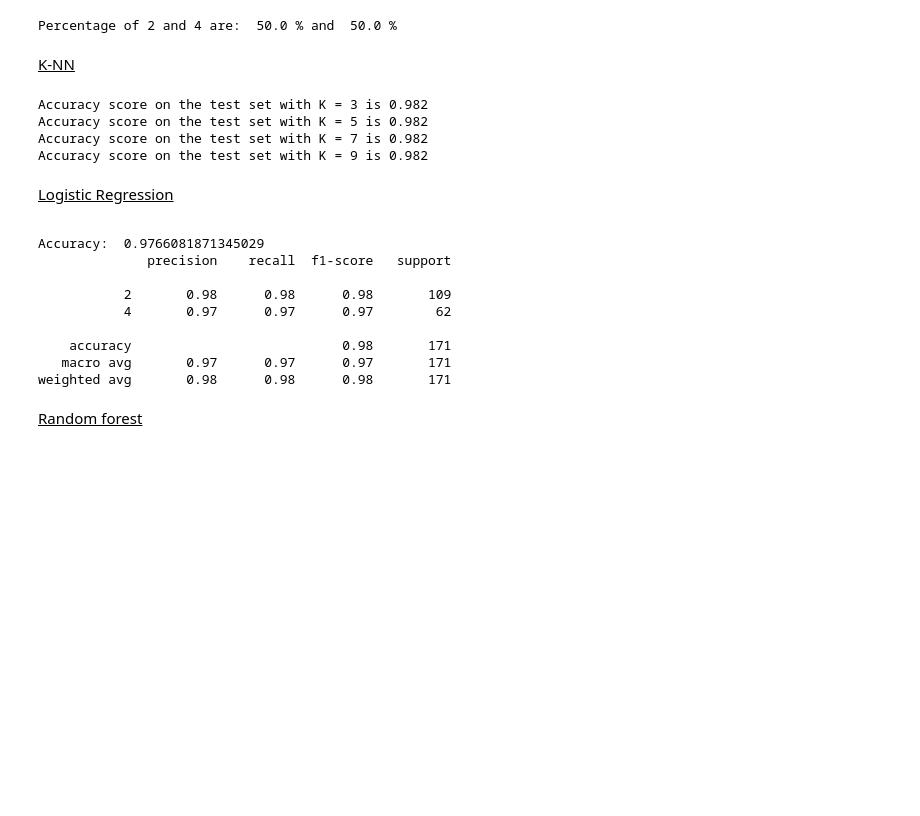
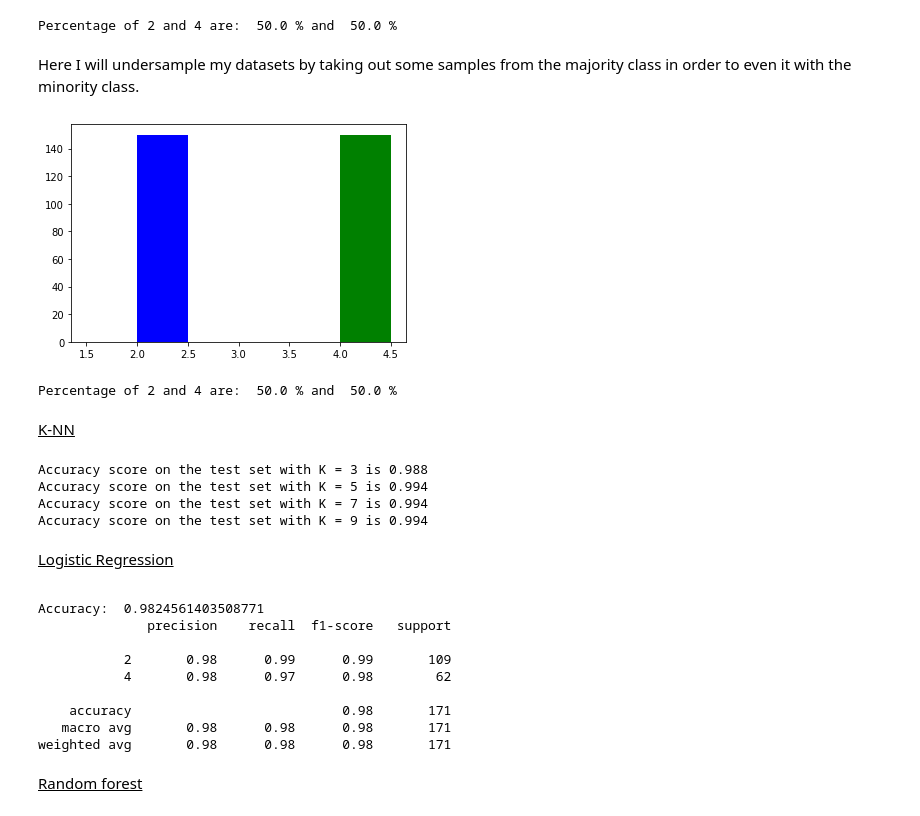
Before and after one commit to Vaelthur/DataSpaces_Tesina, a Jupyter notebook: DS_Tesina.ipynb, the cells around one changed output. Saved outputs shown, nothing was run; the diff lists cells and outputs as text; code cells hidden in the pictures; blank space fills up the shorter version.

Commit message:
done oversample & undersample but still overfits

```diff
--- a/DS_Tesina.ipynb
+++ b/DS_Tesina.ipynb
@@ -180,6 +197,18 @@ checkClassBalance(Y_train)
 # %% [output]
 [figure]
 Percentage of 2 and 4 are:  50.0 % and  50.0 %
+# %% [markdown]
+Here I will undersample my datasets by taking out some samples from the majority class in order to even it with the minority class.
+# %%
+rus = RandomUnderSampler(random_state=0)
+X_train, Y_train = rus.fit_resample(X_train, Y_train)
+
+checkClassBalance(Y_train)
+
+# STILL OVERFITTING
+# %% [output]
+[figure, added]
+Percentage of 2 and 4 are:  50.0 % and  50.0 %
 # %% [markdown]
 <p><u>K-NN</u></p>
 # %%
@@ -197,10 +226,10 @@ for k in ks:
 
     print("Accuracy score on the test set with K =",n_neighbors,"is %.3f" %(clf.score(X_test, Y_test)))
 # %% [output]
-Accuracy score on the test set with K = 3 is 0.982
-Accuracy score on the test set with K = 5 is 0.982
-Accuracy score on the test set with K = 7 is 0.982
-Accuracy score on the test set with K = 9 is 0.982
+Accuracy score on the test set with K = 3 is 0.988
+Accuracy score on the test set with K = 5 is 0.994
+Accuracy score on the test set with K = 7 is 0.994
+Accuracy score on the test set with K = 9 is 0.994
 # %% [markdown]
 <p><u>Logistic Regression</u><p>
 # %%
@@ -213,14 +242,14 @@ logReg.fit(X_train, Y_train)
 print("Accuracy: ", logReg.score(X_test, Y_test))
 print(classification_report(Y_test, logReg.predict(X_test)))
 # %% [output]
-Accuracy:  0.9766081871345029
+Accuracy:  0.9824561403508771
               precision    recall  f1-score   support
 
-           2       0.98      0.98      0.98       109
-           4       0.97      0.97      0.97        62
+           2       0.98      0.99      0.99       109
+           4       0.98      0.97      0.98        62
 
     accuracy                           0.98       171
-   macro avg       0.97      0.97      0.97       171
+   macro avg       0.98      0.98      0.98       171
 weighted avg       0.98      0.98      0.98       171
 # %% [markdown]
 <p><u> Random forest</u> </p>
```
Also changed, not shown: parts of 14 cells of this notebook.
